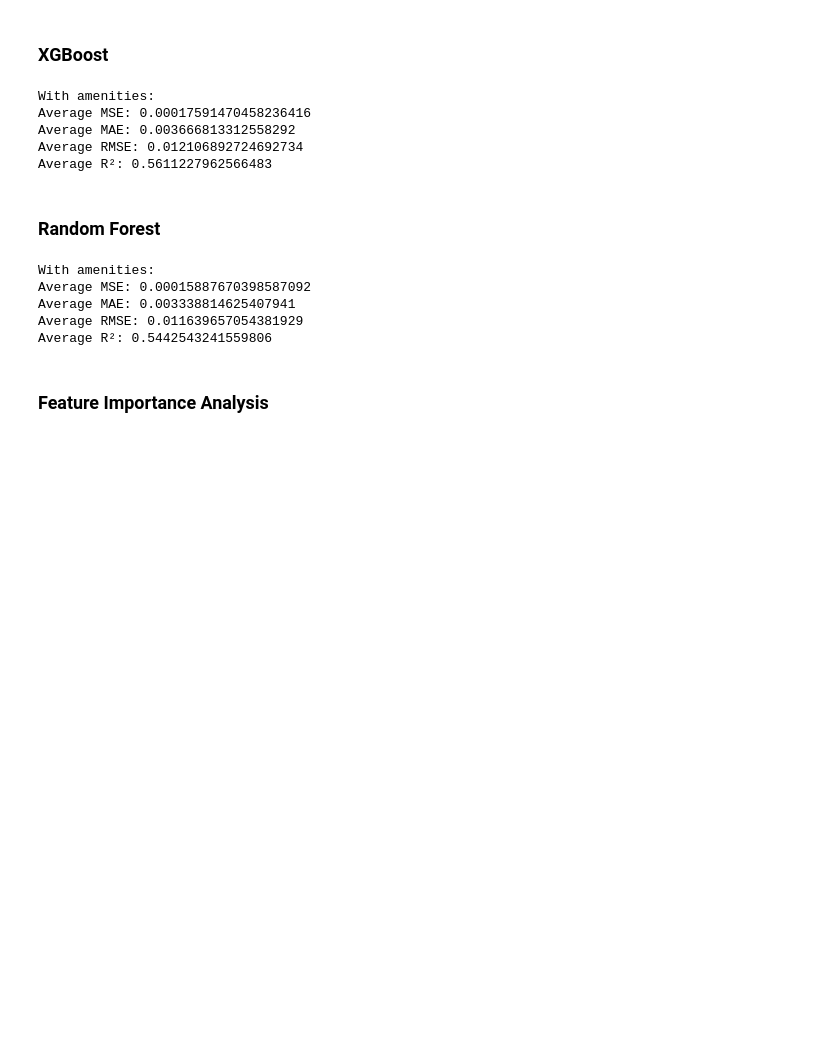
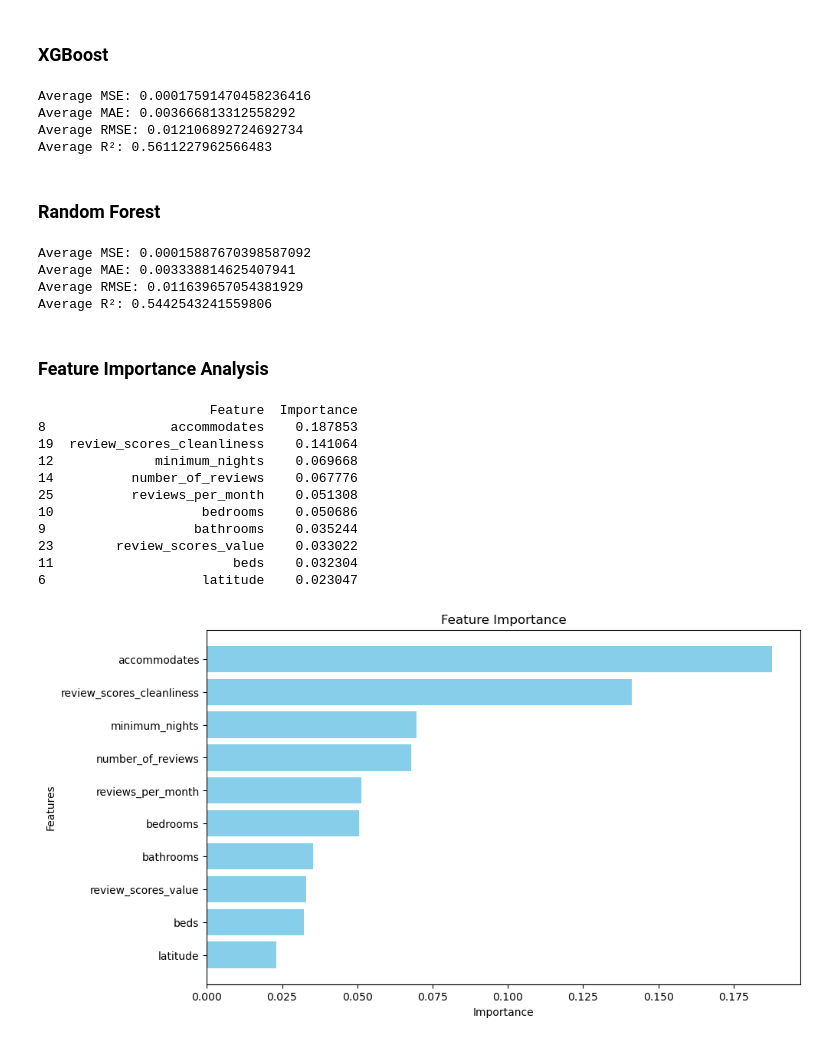
Before and after one commit to christianp12/Data-Driven-Exploration-of-Airbnb-Listings-Price, a Jupyter notebook: regression models.ipynb, the cells around one changed output. Saved outputs shown, nothing was run; the diff lists cells and outputs as text; code cells hidden in the pictures; blank space fills up the shorter version.

Commit message:
feature importance

```diff
--- a/regression models.ipynb
+++ b/regression models.ipynb
@@ -156,17 +158,15 @@ Average R²: 0.36267266395294623
 import xgboost as xgb
 
 # Initialize the XGBoost model for regression
-model = xgb.XGBRegressor(objective='reg:squarederror', n_estimators=100, learning_rate=0.1, max_depth=6)
+xgboost_model = xgb.XGBRegressor(objective='reg:squarederror', n_estimators=100, learning_rate=0.1, max_depth=6)
 
 # Perform cross-validation on X with amenities
-mse_cv, mae_cv, rmse_cv, r2_cv = perform_cross_validation(X, y, model, kf)
-print("With amenities:")
+mse_cv, mae_cv, rmse_cv, r2_cv = perform_cross_validation(X, y, xgboost_model, kf)
 print("Average MSE:", mse_cv)
 print("Average MAE:", mae_cv)
 print("Average RMSE:", rmse_cv)
 print("Average R²:", r2_cv)
 # %% [output]
-With amenities:
 Average MSE: 0.00017591470458236416
 Average MAE: 0.003666813312558292
 Average RMSE: 0.012106892724692734
@@ -177,17 +177,15 @@ Average R²: 0.5611227962566483
 from sklearn.ensemble import RandomForestRegressor
 
 # Define the Random Forest model
-model = RandomForestRegressor(random_state=42)
+random_forest = RandomForestRegressor(random_state=42)
 
 # Perform cross-validation on X with amenities
-mse_cv, mae_cv, rmse_cv, r2_cv = perform_cross_validation(X, y, model, kf)
-print("With amenities:")
+mse_cv, mae_cv, rmse_cv, r2_cv = perform_cross_validation(X, y, random_forest, kf)
 print("Average MSE:", mse_cv)
 print("Average MAE:", mae_cv)
 print("Average RMSE:", rmse_cv)
 print("Average R²:", r2_cv)
 # %% [output]
-With amenities:
 Average MSE: 0.00015887670398587092
 Average MAE: 0.003338814625407941
 Average RMSE: 0.011639657054381929
@@ -195,18 +193,40 @@ Average R²: 0.5442543241559806
 # %% [markdown]
 <h3>Feature Importance Analysis</h3>
 # %%
-#decision_tree = DecisionTreeRegressor().fit(X, y)
+import matplotlib.pyplot as plt
 
 # Get feature importances
-#feature_importances = decision_tree.feature_importances_
+feature_importances = random_forest.feature_importances_
 
 # Create a DataFrame for better visualization
-#importance_df = pd.DataFrame({
-#    'Feature': X.columns,
-#    'Importance': feature_importances
-#}).sort_values(by='Importance', ascending=False)
+importance_df = pd.DataFrame({
+    'Feature': X.columns,
+    'Importance': feature_importances
+}).sort_values(by='Importance', ascending=False)
 
 # Display only the top 5 most important features
-#top_5_features = importance_df.head(20)
+top_10_features = importance_df.head(10)
 
-#print(top_5_features)
+print(top_10_features)
+
+# Plot feature importance
+plt.figure(figsize=(10, 6))
+plt.barh(top_10_features['Feature'], top_10_features['Importance'], color='skyblue')
+plt.xlabel('Importance')
+plt.ylabel('Features')
+plt.title('Feature Importance')
+plt.gca().invert_yaxis()  # Invert y-axis to show most important feature at the top
+plt.show()
+# %% [output]
+                      Feature  Importance
+8                accommodates    0.187853
+19  review_scores_cleanliness    0.141064
+12             minimum_nights    0.069668
+14          number_of_reviews    0.067776
+25          reviews_per_month    0.051308
+10                   bedrooms    0.050686
+9                   bathrooms    0.035244
+23        review_scores_value    0.033022
+11                       beds    0.032304
+6                    latitude    0.023047
+[figure, added]
```
Also changed, not shown: parts of 7 cells of this notebook.
